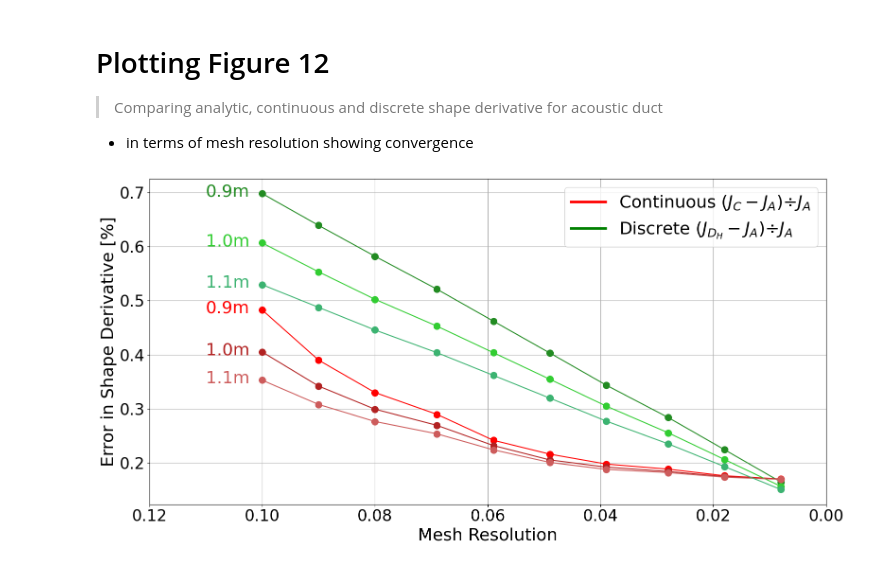
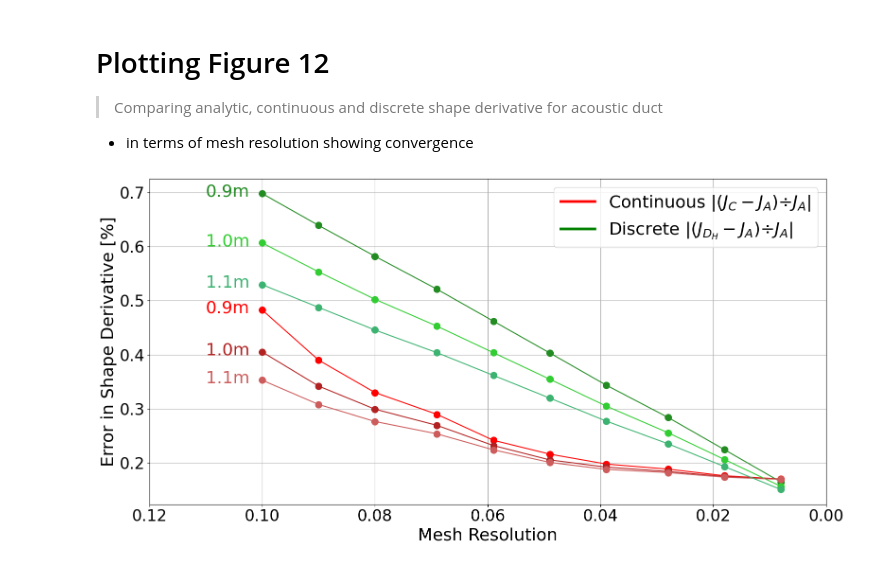
Before and after one commit to kspc0/helmholtz-x-TFD, a Jupyter notebook: Figures/Fig12.ipynb, the cells around one changed output. Saved outputs shown, nothing was run; the diff lists cells and outputs as text; code cells hidden in the pictures.

```diff
--- a/Figures/Fig12.ipynb
+++ b/Figures/Fig12.ipynb
@@ -80,33 +80,33 @@ ax.text(x_last+0.01, dis_error3[0]-0.012, f'1.1m', fontsize=fontsize, ha='left',
 ax.text(x_last+0.01, dis_error2[0]-0.012, f'1.0m', fontsize=fontsize, ha='left', va='bottom', color='limegreen')
 ax.text(x_last+0.01, dis_error1[0]-0.012, f'0.9m', fontsize=fontsize, ha='left', va='bottom', color='forestgreen')
 
 
 
 
 # Set labels and title
 ax.set_xlabel('Mesh Resolution', fontsize=fontsize)
 ax.set_ylabel('Error in Shape Derivative [%]', fontsize=fontsize)
 #ax.legend(loc='upper right',fontsize=fontsize)
 ax.grid(True)
 ax.tick_params(axis='both', which='major', labelsize=24)
 
 custom_lines = [
-    Line2D([0], [0], color='red', lw=4, label='Continuous ($J_C-J_A$)$\div J_A$'),
-    Line2D([0], [0], color='green', lw=4, label='Discrete ($J_{D_H}-J_A$)$\div J_A$')
+    Line2D([0], [0], color='red', lw=4, label='Continuous |($J_C-J_A$)$\div J_A$|'),
+    Line2D([0], [0], color='green', lw=4, label='Discrete |($J_{D_H}-J_A$)$\div J_A$|')
 ]
 ax.legend(handles=custom_lines, loc='upper right', fontsize=fontsize)
 # Move the legend outside of the plot
 #ax.legend(loc='center left', bbox_to_anchor=(1, 0.5), fontsize=fontsize)
 
 #ax.set_yscale('log')
 #ax.set_ylim(-2,2)
 ax.set_xlim(0.12, 0.0)  # Invert the x axis
 # Adjust layout
 plt.tight_layout()
 plt.show()
 
 # Save the figure to the 'Images/' folder
 os.makedirs('Images/', exist_ok=True)
 fig.savefig(os.path.join('Images/', 'Fig12.png'))
 # %% [output]
-[figure, old version]
+[figure, new version]
```
Also changed, not shown: 4 other files.
